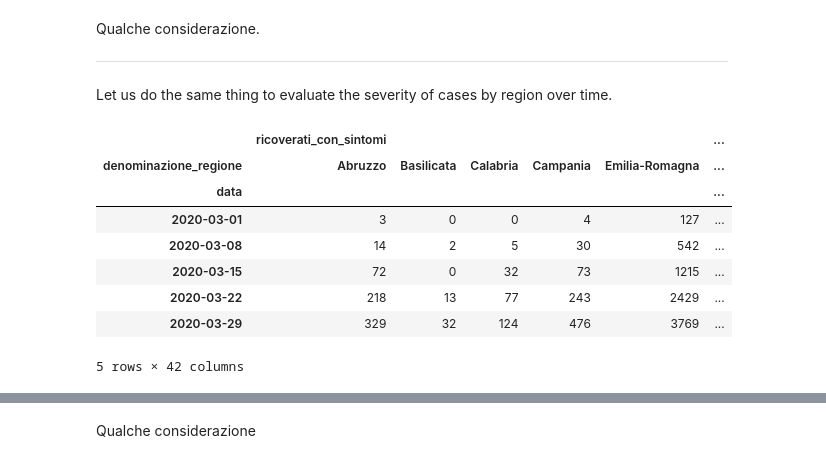
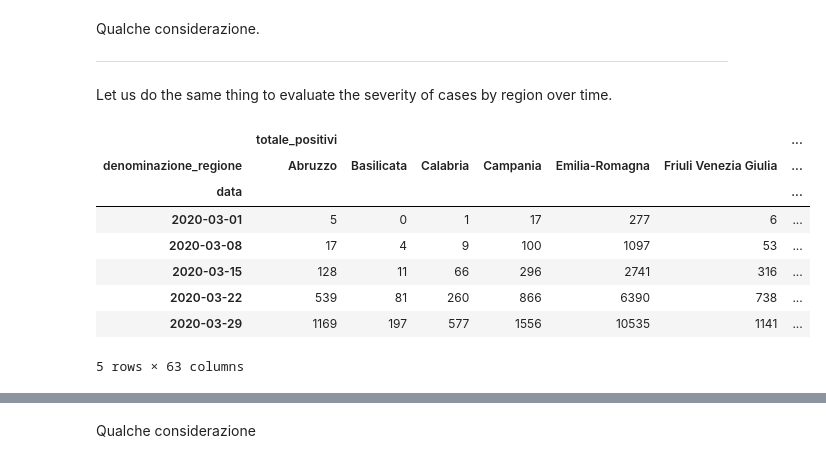
Before and after one commit to JacopoBartoli/agm_algorithms, a Jupyter notebook: Bartoli-Ravagli.ipynb, the cells around one changed output, grey strips where cells are left out. Cells and saved outputs as stored; diff of their text form; code cells hidden in the pictures.

```diff
--- a/Bartoli-Ravagli.ipynb
+++ b/Bartoli-Ravagli.ipynb
@@ -543,16 +543,16 @@ Qualche considerazione.
 
 Let us do the same thing to evaluate the severity of cases by region over time.
 # %%
-df_severity_by_reg = df_reg[["ricoverati_con_sintomi", "terapia_intensiva"]].unstack().asfreq("W")
+df_severity_by_reg = df_reg[["totale_positivi", "ricoverati_con_sintomi", "terapia_intensiva"]].unstack().asfreq("W")
 df_severity_by_reg.head()
 # %% [output]
-|  | ricoverati_con_sintomi |  |  |  |  | ... |
-| denominazione_regione | Abruzzo | Basilicata | Calabria | Campania | Emilia-Romagna | ... |
-| data |  |  |  |  |  | ... |
-| 2020-03-01 | 3 | 0 | 0 | 4 | 127 | ... |
-| 2020-03-08 | 14 | 2 | 5 | 30 | 542 | ... |
-| 2020-03-15 | 72 | 0 | 32 | 73 | 1215 | ... |
-| 2020-03-22 | 218 | 13 | 77 | 243 | 2429 | ... |
-| 2020-03-29 | 329 | 32 | 124 | 476 | 3769 | ... |
+|  | totale_positivi |  |  |  |  |  | ... |
+| denominazione_regione | Abruzzo | Basilicata | Calabria | Campania | Emilia-Romagna | Friuli Venezia Giulia | ... |
+| data |  |  |  |  |  |  | ... |
+| 2020-03-01 | 5 | 0 | 1 | 17 | 277 | 6 | ... |
+| 2020-03-08 | 17 | 4 | 9 | 100 | 1097 | 53 | ... |
+| 2020-03-15 | 128 | 11 | 66 | 296 | 2741 | 316 | ... |
+| 2020-03-22 | 539 | 81 | 260 | 866 | 6390 | 738 | ... |
+| 2020-03-29 | 1169 | 197 | 577 | 1556 | 10535 | 1141 | ... |
-5 rows × 42 columns
+5 rows × 63 columns
 # %%
```
Also changed, not shown: parts of 19 cells of this notebook.
